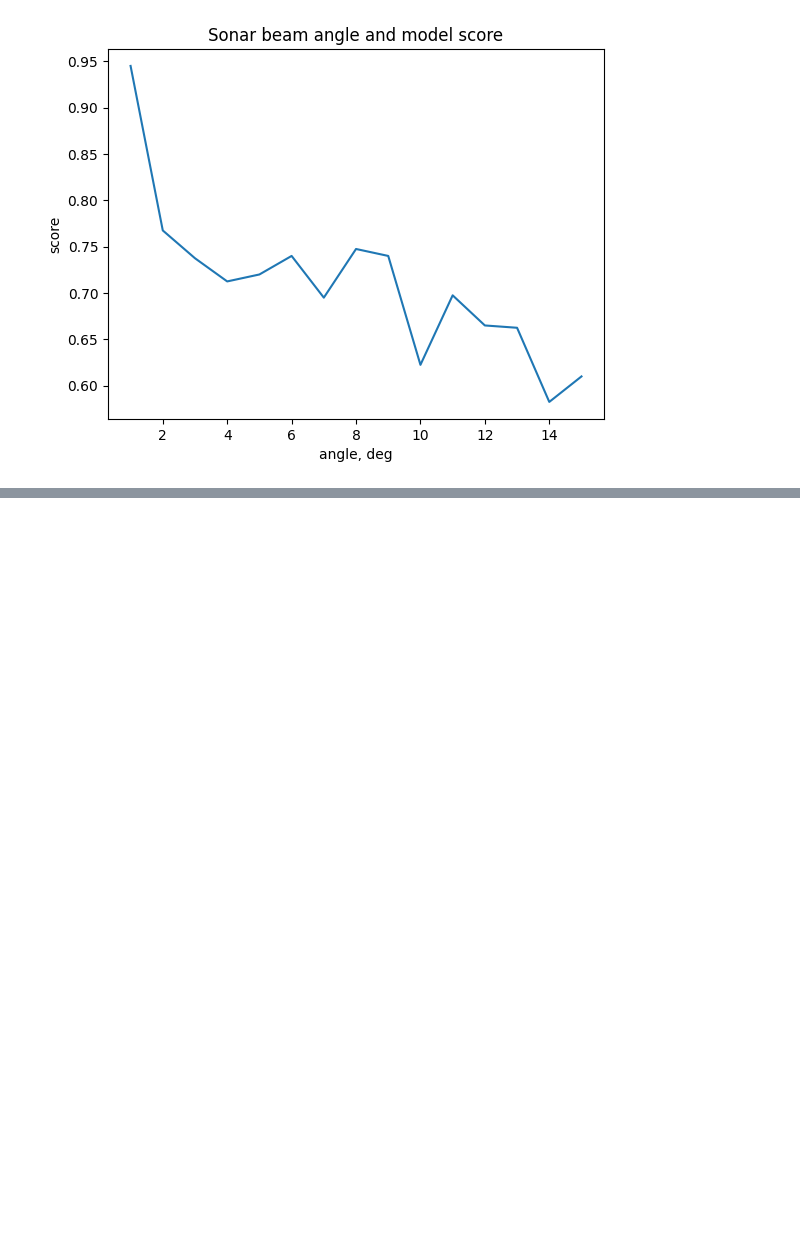
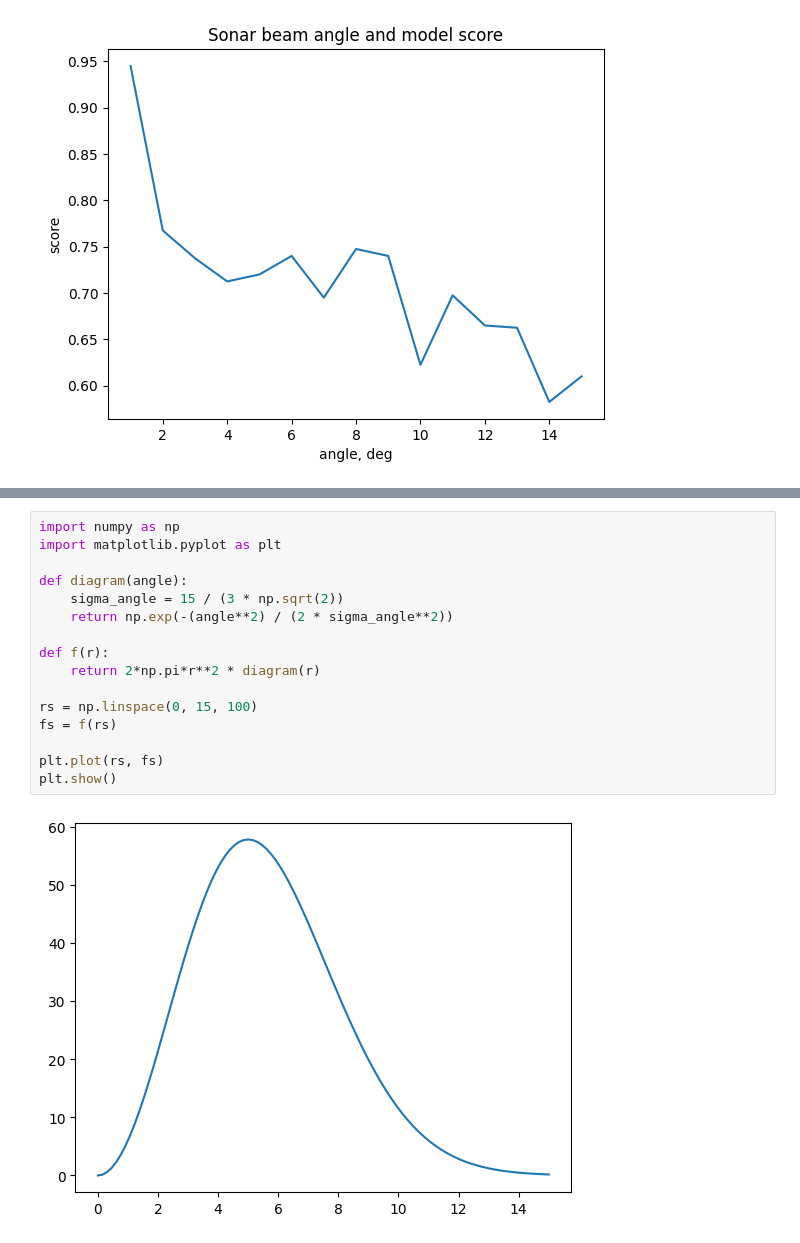
Before and after one commit to aaboiko/buoy_sonar_python, a Jupyter notebook: utils_2.ipynb, the cells around one changed output, grey strips where cells are left out. Saved outputs shown, nothing was run; the diff lists cells and outputs as text; blank space fills up the shorter version.

```diff
--- a/utils_2.ipynb
+++ b/utils_2.ipynb
@@ -252,0 +271,18 @@ sonar.get_rays()
+# %%
+import numpy as np
+import matplotlib.pyplot as plt
+
+def diagram(angle):
+    sigma_angle = 15 / (3 * np.sqrt(2))
+    return np.exp(-(angle**2) / (2 * sigma_angle**2))
+
+def f(r):
+    return 2*np.pi*r**2 * diagram(r)
+
+rs = np.linspace(0, 15, 100)
+fs = f(rs)
+
+plt.plot(rs, fs)
+plt.show()
+# %% [output]
+[figure, added]
```
Also changed, not shown: parts of 3 cells of this notebook, 2 other files.
